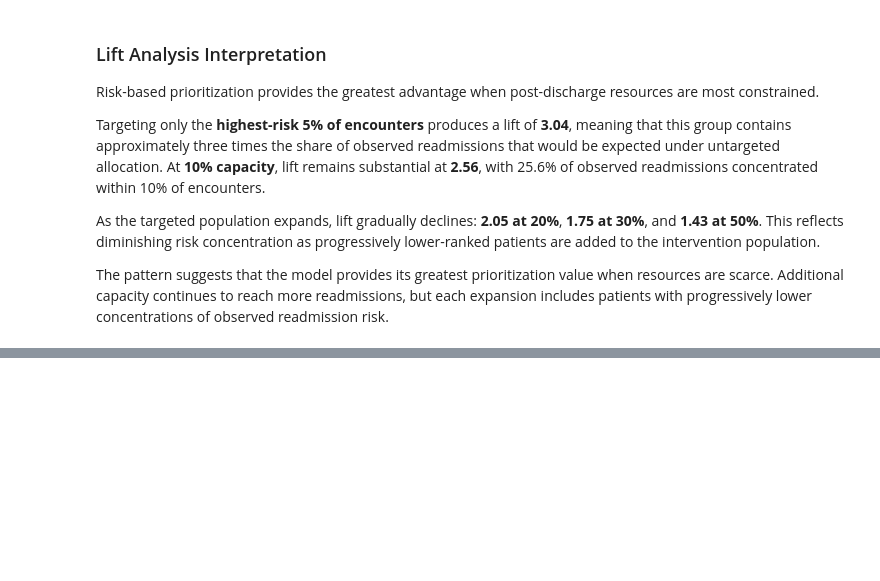
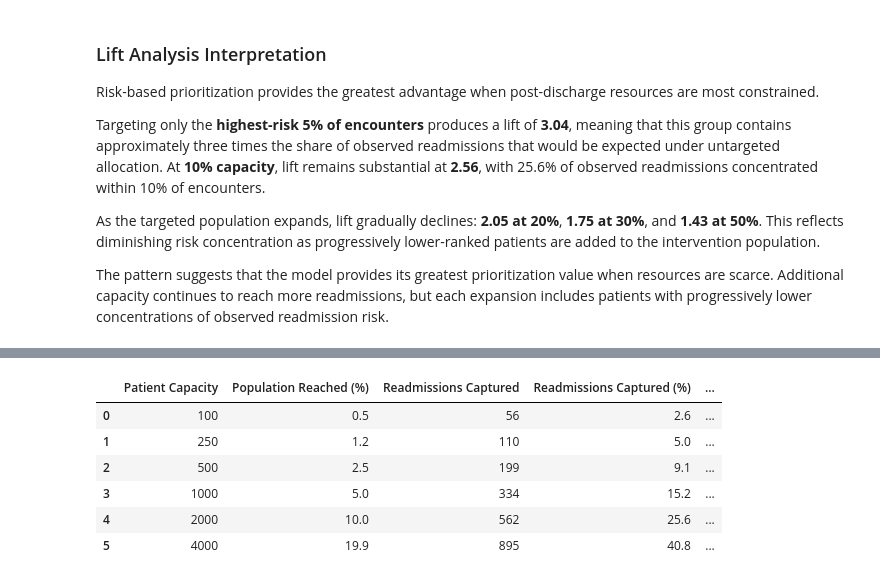
Before and after one commit to byegond-beep/hospital-readmission-resource-allocation-analytics, a Jupyter notebook: notebooks/07-readmission_decision_analysis.ipynb, the cells around one changed output, grey strips where cells are left out. Saved outputs shown, nothing was run; the diff lists cells and outputs as text; code cells hidden in the pictures; blank space fills up the shorter version.

```diff
--- a/notebooks/07-readmission_decision_analysis.ipynb
+++ b/notebooks/07-readmission_decision_analysis.ipynb
@@ -335,0 +344,32 @@ The pattern suggests that the model provides its greatest prioritization value w
+# %%
+capacity_levels = [100, 250, 500, 1000, 2000, 4000]
+
+capacity_results = []
+
+for capacity in capacity_levels:
+    targeted = ranked_data.iloc[:capacity]
+
+    readmissions = targeted["actual_readmission"].sum()
+
+    capacity_results.append({
+        "Patient Capacity": capacity,
+        "Population Reached (%)":
+            capacity / total_encounters * 100,
+        "Readmissions Captured": int(readmissions),
+        "Readmissions Captured (%)":
+            readmissions / total_readmissions * 100,
+        "Targeted Group Readmission Rate (%)":
+            targeted["actual_readmission"].mean() * 100
+    })
+
+capacity_df = pd.DataFrame(capacity_results)
+
+capacity_df.round(1)
+# %% [output]
+|  | Patient Capacity | Population Reached (%) | Readmissions Captured | Readmissions Captured (%) | ... |
+| 0 | 100 | 0.5 | 56 | 2.6 | ... |
+| 1 | 250 | 1.2 | 110 | 5.0 | ... |
+| 2 | 500 | 2.5 | 199 | 9.1 | ... |
+| 3 | 1000 | 5.0 | 334 | 15.2 | ... |
+| 4 | 2000 | 10.0 | 562 | 25.6 | ... |
+| 5 | 4000 | 19.9 | 895 | 40.8 | ... |
```
Also changed, not shown: parts of 24 cells of this notebook.
